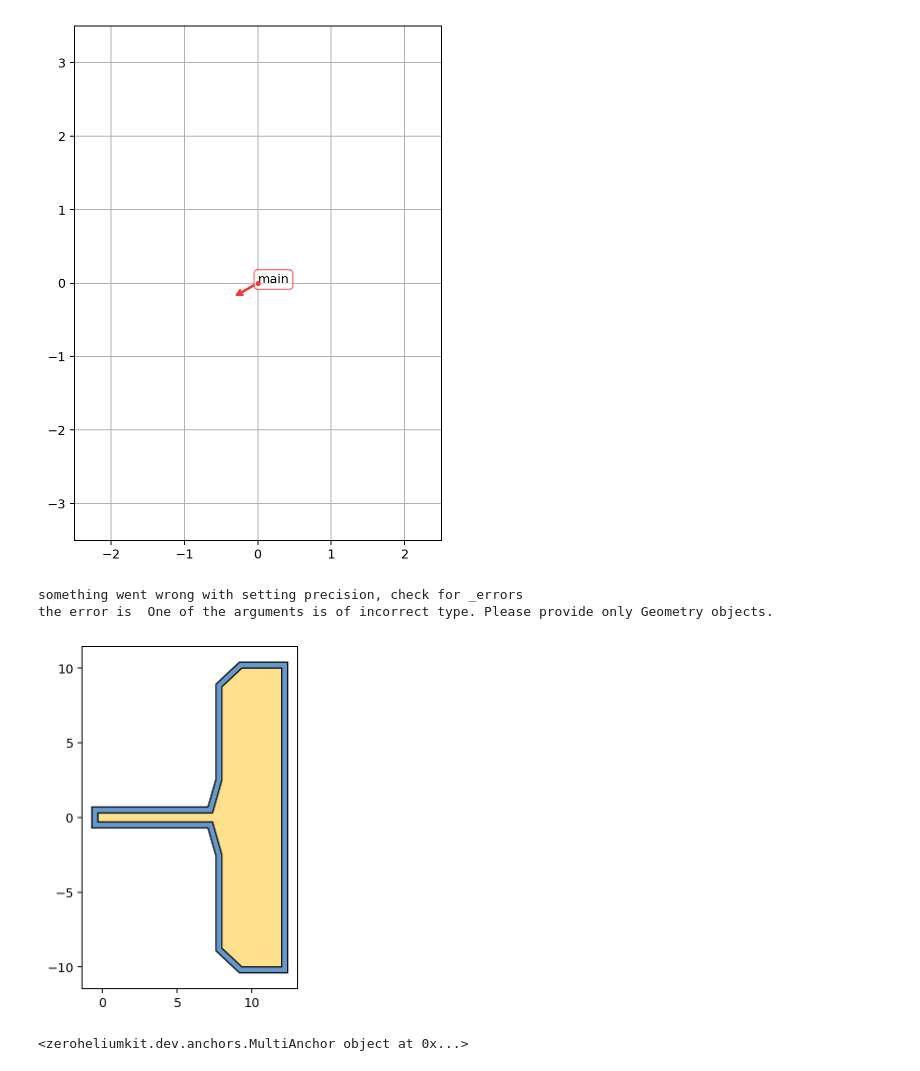
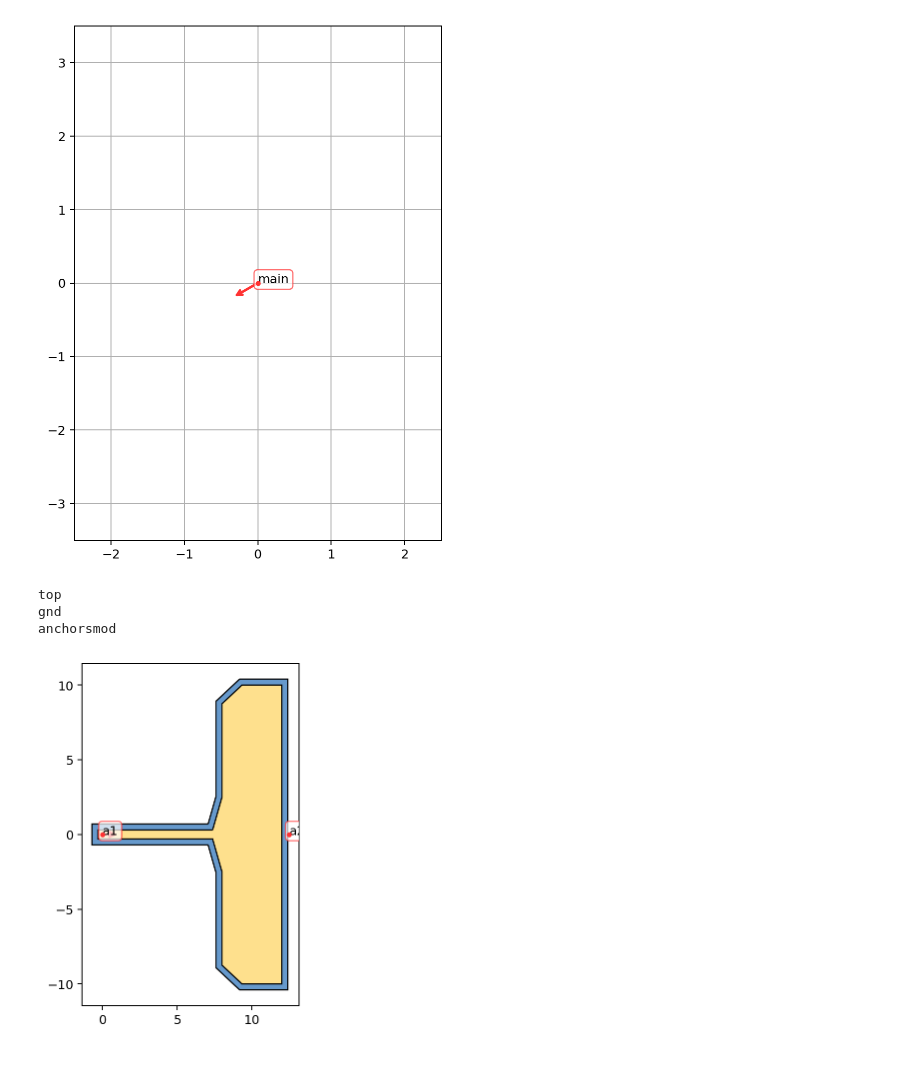
Before and after one commit to eeroqlab/zeroheliumkit, a Jupyter notebook: dev/anchors_test.ipynb, the cells around one changed output. Drawn from its saved outputs; the diff is of its cells as text; code cells hidden in the pictures.

Commit message:
updated Entity to work with anchorsmod

```diff
--- a/dev/anchors_test.ipynb
+++ b/dev/anchors_test.ipynb
@@ -40,37 +42,36 @@ colorlist = [BLUE, YELLOW2, RED, GREEN, GRAY]
 # %%
 pg = PinchGate(arm_w = 0.6,
                arm_l = 8,
                length = 20,
                width = 4)
 pgate_base = GeometryCollection(layers={"top": pg,
                                         "gnd": pg.buffer(0.4, join_style="mitre"),
                                         "anchorsmod": MultiAnchor([Anchor((0,0), 0, "a1"), Anchor((8 + 4 + 0.5, 0), 0, "a2")])})
+
+
 
 #pgate = Structure()
 #pgate.append(pgate_base)
 """
 tp = Taper(length = 1,
            width1 = d["w1"],
            width2 = pinch["arm_w"],
            input_length = 2,
            output_length = 1,
            anchors = "flat",
            layers = {"top": None,
                      "gnd": (d["g1"], pinch["arm_g"])})
 pgate.append(tp, anchoring=[0, 1], connection_type=conn)
 pgate.move(origin_anchor=0)
 pgate.delete_anchors([1])
 """
 fig = plt.figure(1, figsize=SIZE, dpi=90)
 ax = fig.add_subplot(111)
-pgate_base.plot(ax=ax, layer=["gnd", "top", "anchors"], color=colorlist)
+pgate_base.plot(ax=ax, layer=["gnd", "top", "anchorsmod"], color=colorlist)
 plt.gca().set_aspect('equal')
 plt.show()
 # %% [output]
-something went wrong with setting precision, check for _errors
-the error is  One of the arguments is of incorrect type. Please provide only Geometry objects.
+top
+gnd
+anchorsmod
-[figure, old version]
+[figure, new version]
-# %%
-print(pgate_base._errors)
-# %% [output]
-<zeroheliumkit.dev.anchors.MultiAnchor object at 0x...>
```
Also changed, not shown: parts of 8 cells of this notebook, 3 other files.
